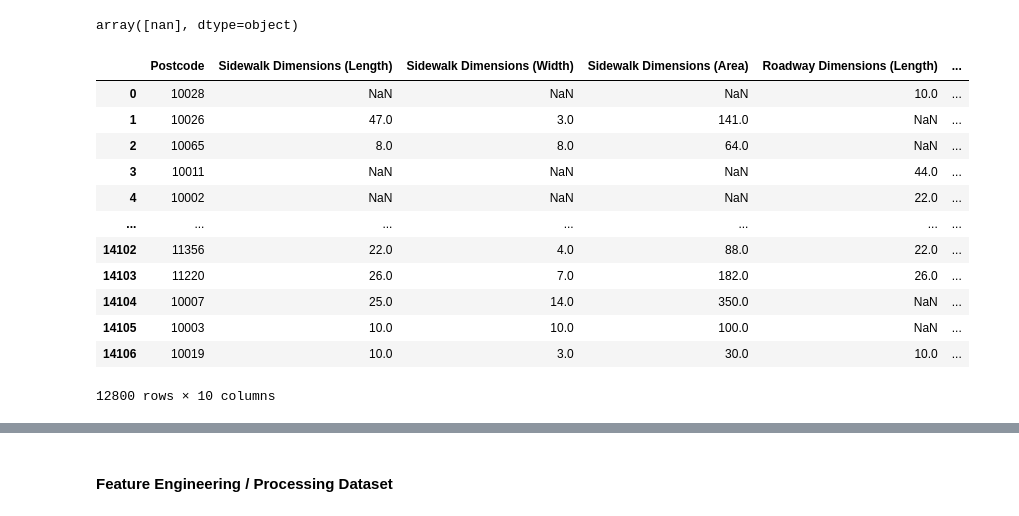
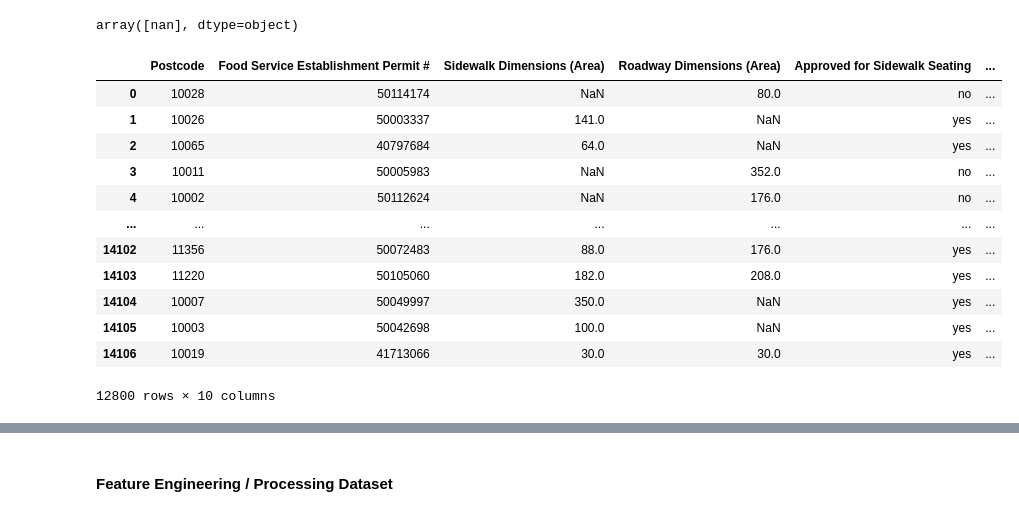
Before and after one commit to MatthewDShen/rat-city, a Jupyter notebook: open_restaurants.ipynb, the cells around one changed output, grey strips where cells are left out. Cells and saved outputs as stored; diff of their text form; code cells hidden in the pictures.

```diff
--- a/open_restaurants.ipynb
+++ b/open_restaurants.ipynb
@@ -75,25 +100,27 @@ array([nan], dtype=object)
 # %%
 # drop irrelevant columns
 openRest = openRest.copy()
-openRest = openRest.drop(['objectid', 'globalid', 'Food Service Establishment Permit #',
-       'Restaurant Name', 'Legal Business Name', 'Doing Business As (DBA)', 'Seating Interest (Sidewalk/Roadway/Both)',
-       'Building Number', 'Street', 'Borough', 'Business Address', 'healthCompliance_terms', 'SLA Serial Number',
-       'SLA License Type', 'Landmark District or Building', 'landmarkDistrict_terms','Community Board',
-       'Council District', 'Census Tract', 'BIN', 'BBL', 'NTA', 'Latitude', 'Longitude', 'Time of Submission'], axis=1)
+
+openRest = openRest[['Postcode', 'Food Service Establishment Permit #', 'Sidewalk Dimensions (Area)', 'Roadway Dimensions (Area)', 'Approved for Sidewalk Seating', 'Approved for Roadway Seating', 'Qualify Alcohol', 'Latitude', 'Longitude', 'Time of Submission']]
+# openRest = openRest.drop(['objectid', 'globalid', 'Food Service Establishment Permit #',
+#        'Restaurant Name', 'Legal Business Name', 'Doing Business As (DBA)', 'Seating Interest (Sidewalk/Roadway/Both)',
+#        'Building Number', 'Street', 'Borough', 'Business Address', 'healthCompliance_terms', 'SLA Serial Number',
+#        'SLA License Type', 'Landmark District or Building', 'landmarkDistrict_terms','Community Board',
+#        'Council District', 'Census Tract', 'BIN', 'BBL', 'NTA', 'Latitude', 'Longitude', 'Time of Submission'], axis=1)
 openRest
 # %% [output]
-|  | Postcode | Sidewalk Dimensions (Length) | Sidewalk Dimensions (Width) | Sidewalk Dimensions (Area) | Roadway Dimensions (Length) | ... |
-| 0 | 10028 | NaN | NaN | NaN | 10.0 | ... |
-| 1 | 10026 | 47.0 | 3.0 | 141.0 | NaN | ... |
-| 2 | 10065 | 8.0 | 8.0 | 64.0 | NaN | ... |
-| 3 | 10011 | NaN | NaN | NaN | 44.0 | ... |
-| 4 | 10002 | NaN | NaN | NaN | 22.0 | ... |
+|  | Postcode | Food Service Establishment Permit # | Sidewalk Dimensions (Area) | Roadway Dimensions (Area) | Approved for Sidewalk Seating | ... |
+| 0 | 10028 | 50114174 | NaN | 80.0 | no | ... |
+| 1 | 10026 | 50003337 | 141.0 | NaN | yes | ... |
+| 2 | 10065 | 40797684 | 64.0 | NaN | yes | ... |
+| 3 | 10011 | 50005983 | NaN | 352.0 | no | ... |
+| 4 | 10002 | 50112624 | NaN | 176.0 | no | ... |
 | ... | ... | ... | ... | ... | ... | ... |
-| 14102 | 11356 | 22.0 | 4.0 | 88.0 | 22.0 | ... |
-| 14103 | 11220 | 26.0 | 7.0 | 182.0 | 26.0 | ... |
-| 14104 | 10007 | 25.0 | 14.0 | 350.0 | NaN | ... |
-| 14105 | 10003 | 10.0 | 10.0 | 100.0 | NaN | ... |
-| 14106 | 10019 | 10.0 | 3.0 | 30.0 | 10.0 | ... |
+| 14102 | 11356 | 50072483 | 88.0 | 176.0 | yes | ... |
+| 14103 | 11220 | 50105060 | 182.0 | 208.0 | yes | ... |
+| 14104 | 10007 | 50049997 | 350.0 | NaN | yes | ... |
+| 14105 | 10003 | 50042698 | 100.0 | NaN | yes | ... |
+| 14106 | 10019 | 41713066 | 30.0 | 30.0 | yes | ... |
 12800 rows × 10 columns
 # %%
 # if you're approved for sidewalk seating, you might not have dimensions associated.
```
Also changed, not shown: parts of 13 cells of this notebook, 1 other file.
